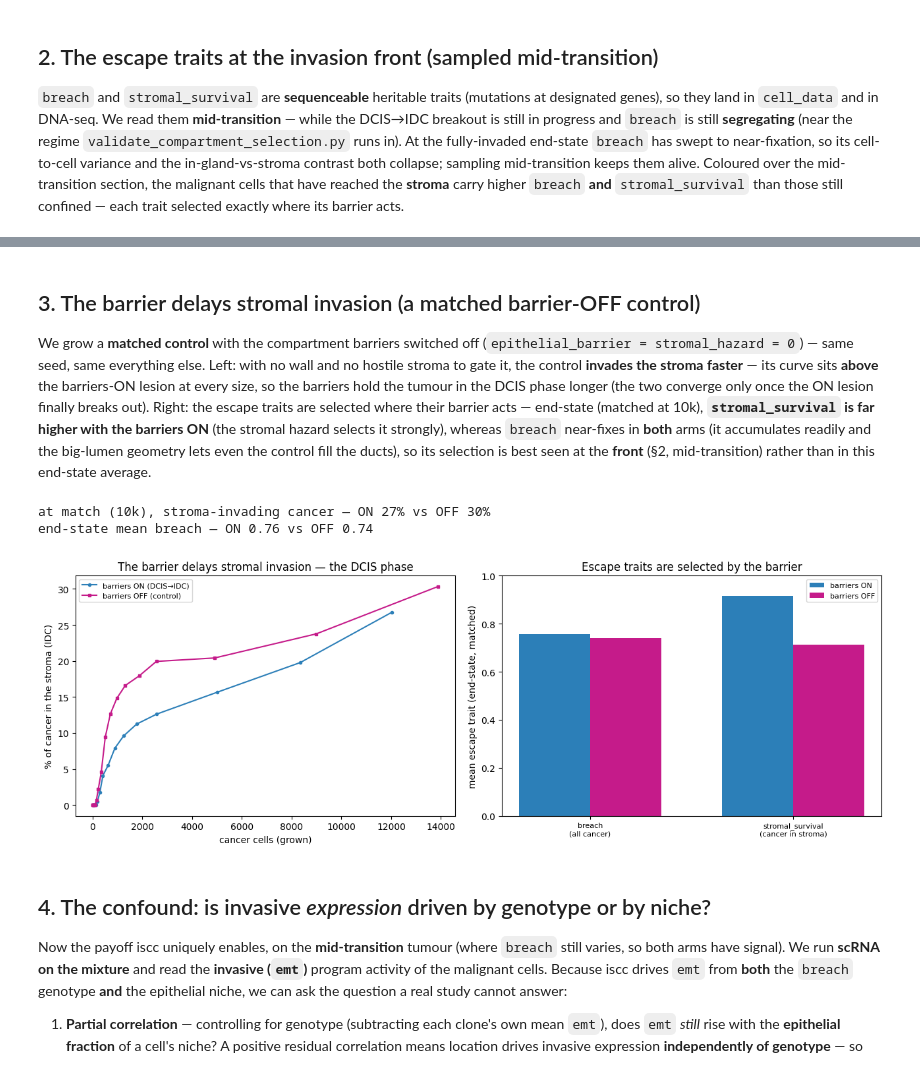
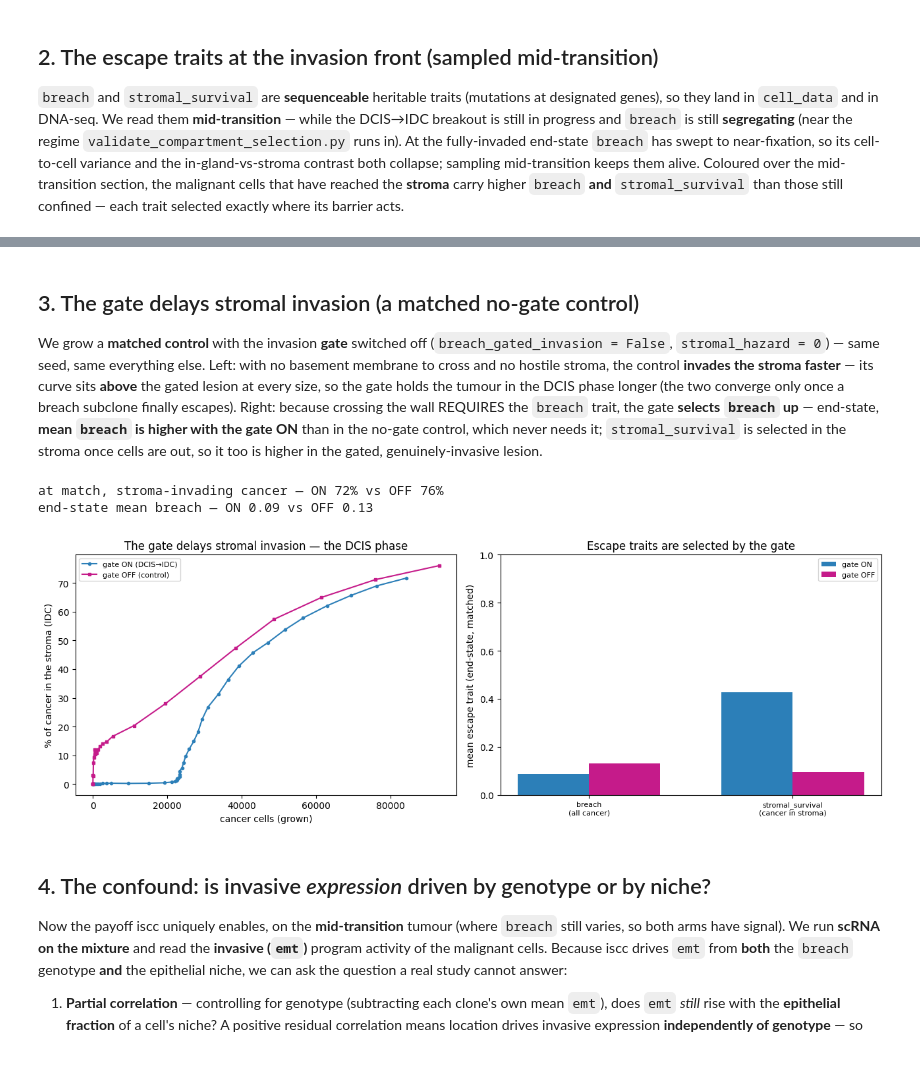
Before and after one commit to pedrofale/iscc, a Jupyter notebook: notebooks/compartment_selection_confound.ipynb, the cells around one changed output, grey strips where cells are left out. Saved outputs shown, nothing was run; the diff lists cells and outputs as text; code cells hidden in the pictures.

```diff
--- a/notebooks/compartment_selection_confound.ipynb
+++ b/notebooks/compartment_selection_confound.ipynb
@@ -47,10 +47,8 @@ We grow the shared tumour (barriers ON) and snapshot it at five milestones.
   crimson invasive mass grows late — the *in situ* → invasive transition.
 # %%
 import matplotlib.patches as mpatches
-MILESTONES = [40, 400, 1500, 5000, 10000]
-t = GenotypeTumor(seed=B.BASE_SEED, genome_params=B.GENOME, selection_params=B.SELECTION,
-                  cancer_cell_params=B.CANCER, deme_params=B.DEME, spatial_params=B.SPATIAL,
-                  expression_params=B.EXPR(), update_mode="tau", tau=1.0)
+MILESTONES = [300, 3000, 20000, 50000, 80000]   # cm-scale
+t = B.new_tumor(max_cells=8000)   # cm-safe realistic ductal field (breach-gated); stepped to build the movie
 snaps, mi, on_traj = [], 0, []
 while True:
     ncan = B._n_cancer(t)
@@ -63,11 +61,11 @@ while True:
         mi += 1
     if ncan >= MILESTONES[-1]:
         break
-    t.grow(n_steps=(1 if ncan < 2500 else 2), seed=B.BASE_SEED)
+    t.grow(n_steps=(2 if ncan < 4000 else 5), seed=B.BASE_SEED)
 t.make_cell_data()
 print(f"grown to {B._n_cancer(t):,} cancer cells | {len(B.glands_colonised(t))}/{t.n_glands} glands | "
       f"{B.stroma_cancer_pct(t):.0f}% in stroma (IDC), {100-B.stroma_cancer_pct(t):.0f}% confined (DCIS)")
-assert B._n_cancer(t) >= 10000
+assert B._n_cancer(t) >= 50000
 
 ncol = len(snaps)
 fig, axes = plt.subplots(2, ncol, figsize=(3.0 * ncol, 6.6), constrained_layout=True)
@@ -158,61 +158,57 @@ mean stromal_survival — in gland 0.65 vs in stroma 0.87  (selected in the stro
 # %% [markdown]
-## 3. The barrier delays stromal invasion (a matched barrier-OFF control)
+## 3. The gate delays stromal invasion (a matched no-gate control)
 
-We grow a **matched control** with the compartment barriers switched off
-(`epithelial_barrier = stromal_hazard = 0`) — same seed, same everything else. Left: with no wall and no
-hostile stroma to gate it, the control **invades the stroma faster** — its curve sits **above** the
-barriers-ON lesion at every size, so the barriers hold the tumour in the DCIS phase longer (the two
-converge only once the ON lesion finally breaks out). Right: the escape traits are selected where their
-barrier acts — end-state (matched at 10k), **`stromal_survival` is far higher with the barriers ON**
-(the stromal hazard selects it strongly), whereas `breach` near-fixes in **both** arms (it accumulates
-readily and the big-lumen geometry lets even the control fill the ducts), so its selection is best seen
-at the **front** (§2, mid-transition) rather than in this end-state average.
+We grow a **matched control** with the invasion **gate** switched off
+(`breach_gated_invasion = False`, `stromal_hazard = 0`) — same seed, same everything else. Left: with no
+basement membrane to cross and no hostile stroma, the control **invades the stroma faster** — its curve
+sits **above** the gated lesion at every size, so the gate holds the tumour in the DCIS phase longer (the
+two converge only once a breach subclone finally escapes). Right: because crossing the wall REQUIRES the
+`breach` trait, the gate **selects `breach` up** — end-state, **mean `breach` is higher with the gate ON**
+than in the no-gate control, which never needs it; `stromal_survival` is selected in the stroma once cells
+are out, so it too is higher in the gated, genuinely-invasive lesion.
 # %%
-t_off = GenotypeTumor(seed=B.BASE_SEED, genome_params=B.GENOME, selection_params=B.SELECTION,
-                      cancer_cell_params=B.CANCER, deme_params=B.DEME,
-                      spatial_params=dict(B.SPATIAL, epithelial_barrier=0.0, stromal_hazard=0.0),
-                      expression_params=B.EXPR(), update_mode="tau", tau=1.0)
+t_off = B.new_tumor(spatial_params={"breach_gated_invasion": False, "stromal_hazard": 0.0}, max_cells=8000)
 off_traj = []
 while B._n_cancer(t_off) < MILESTONES[-1]:
     off_traj.append((t_off.step, B._n_cancer(t_off), B.stroma_cancer_pct(t_off)))
     ncan = B._n_cancer(t_off)
-    t_off.grow(n_steps=(1 if ncan < 2500 else 2), seed=B.BASE_SEED)
+    t_off.grow(n_steps=(2 if ncan < 4000 else 5), seed=B.BASE_SEED)
 off_traj.append((t_off.step, B._n_cancer(t_off), B.stroma_cancer_pct(t_off)))
 t_off.make_cell_data()
 
-# matched end-state comparison (both fully grown to 10k): the barrier selects breach UP; the control,
-# with no wall to cross, never needs it.
+# matched end-state comparison (both fully grown): the gate selects breach UP; the control,
+# with no gate to cross, never needs it.
 ty_e = B.cell_types(t); can_e = ty_e == "cancer"; gl_e = B.cell_gland(t)
 br_e = B.cell_trait(t, "breach"); sse = B.cell_trait(t, "stromal_survival")
 gl_off = B.cell_gland(t_off); can_off = B.cell_types(t_off) == "cancer"
 br_off = B.cell_trait(t_off, "breach"); ss_off = B.cell_trait(t_off, "stromal_survival")
 
 fig, axes = plt.subplots(1, 2, figsize=(13, 4.6))
 on = np.array(on_traj); off = np.array(off_traj)
-axes[0].plot(on[:, 1], on[:, 2], "-o", ms=3, color="#2c7fb8", label="barriers ON (DCIS→IDC)")
-axes[0].plot(off[:, 1], off[:, 2], "-s", ms=3, color="#c51b8a", label="barriers OFF (control)")
+axes[0].plot(on[:, 1], on[:, 2], "-o", ms=3, color="#2c7fb8", label="gate ON (DCIS→IDC)")
+axes[0].plot(off[:, 1], off[:, 2], "-s", ms=3, color="#c51b8a", label="gate OFF (control)")
 axes[0].set_xlabel("cancer cells (grown)"); axes[0].set_ylabel("% of cancer in the stroma (IDC)")
-axes[0].set_title("The barrier delays stromal invasion — the DCIS phase"); axes[0].legend(fontsize=8)
+axes[0].set_title("The gate delays stromal invasion — the DCIS phase"); axes[0].legend(fontsize=8)
 
 labels = ["breach\n(all cancer)", "stromal_survival\n(cancer in stroma)"]
 on_vals = [np.nanmean(br_e[can_e]),
            np.nanmean(sse[can_e & (gl_e == -1)]) if (can_e & (gl_e == -1)).any() else np.nan]
 off_vals = [np.nanmean(br_off[can_off]),
             np.nanmean(ss_off[can_off & (gl_off == -1)]) if (can_off & (gl_off == -1)).any() else np.nan]
 xp = np.arange(2); w = 0.35
-axes[1].bar(xp - w/2, on_vals, w, color="#2c7fb8", label="barriers ON")
-axes[1].bar(xp + w/2, off_vals, w, color="#c51b8a", label="barriers OFF")
+axes[1].bar(xp - w/2, on_vals, w, color="#2c7fb8", label="gate ON")
+axes[1].bar(xp + w/2, off_vals, w, color="#c51b8a", label="gate OFF")
 axes[1].set_xticks(xp); axes[1].set_xticklabels(labels, fontsize=8); axes[1].set_ylim(0, 1)
-axes[1].set_ylabel("mean escape trait (end-state, matched)"); axes[1].set_title("Escape traits are selected by the barrier")
+axes[1].set_ylabel("mean escape trait (end-state, matched)"); axes[1].set_title("Escape traits are selected by the gate")
 axes[1].legend(fontsize=8)
 plt.tight_layout()
-print(f"at match (10k), stroma-invading cancer — ON {B.stroma_cancer_pct(t):.0f}% vs OFF {B.stroma_cancer_pct(t_off):.0f}%")
+print(f"at match, stroma-invading cancer — ON {B.stroma_cancer_pct(t):.0f}% vs OFF {B.stroma_cancer_pct(t_off):.0f}%")
 print(f"end-state mean breach — ON {on_vals[0]:.2f} vs OFF {off_vals[0]:.2f}")
 del t_off
 # %% [output]
-at match (10k), stroma-invading cancer — ON 27% vs OFF 30%
-end-state mean breach — ON 0.76 vs OFF 0.74
+at match, stroma-invading cancer — ON 72% vs OFF 76%
+end-state mean breach — ON 0.09 vs OFF 0.13
-[figure, old version]
+[figure, new version]
 # %% [markdown]
 ## 4. The confound: is invasive *expression* driven by genotype or by niche?
 
```
Also changed, not shown: parts of 3 cells of this notebook, 9 other files.
